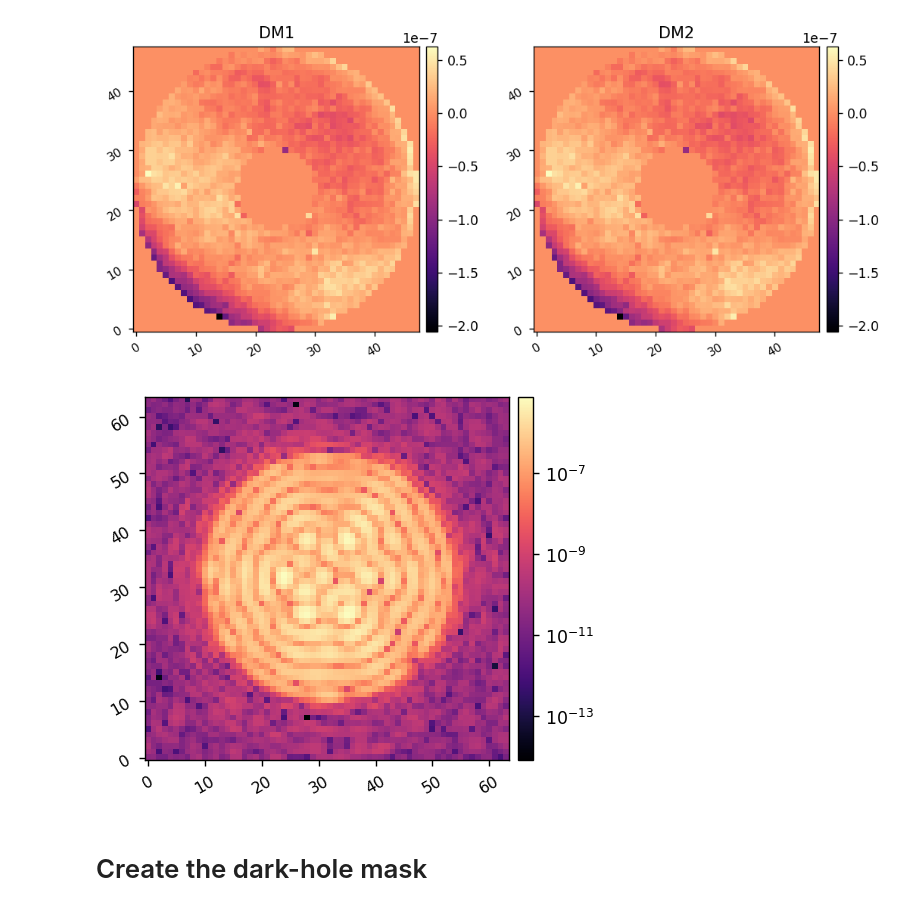
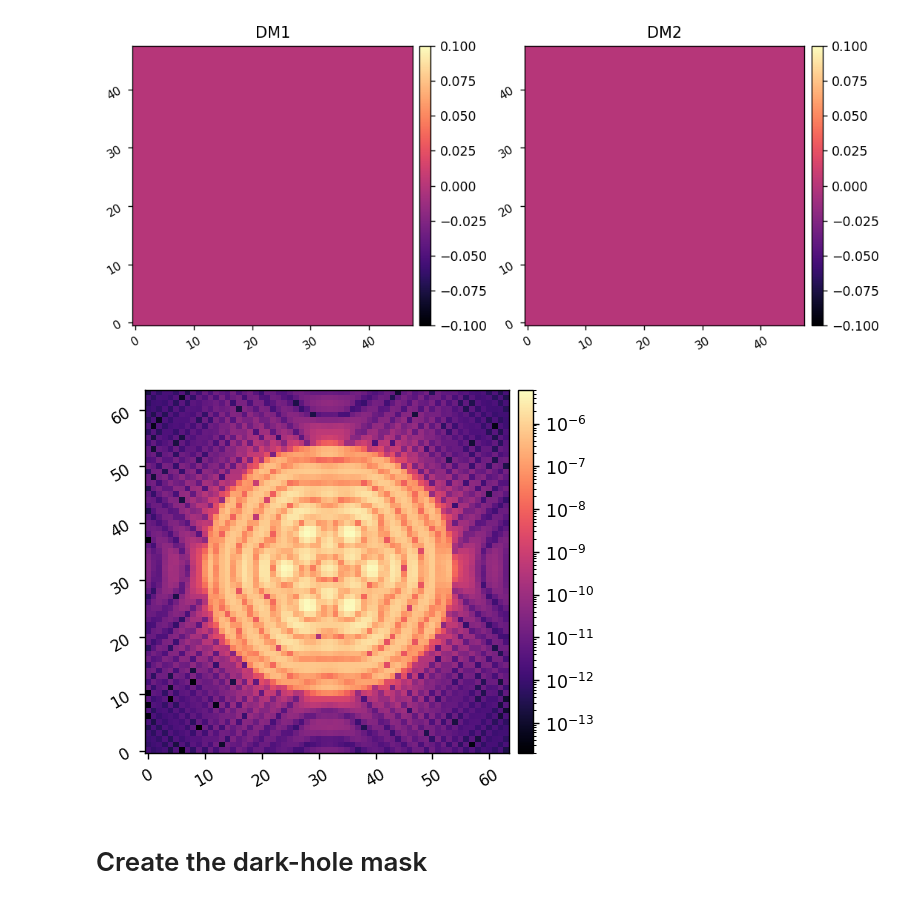
Before and after one commit to kian1377/roman-cgi-iefc, a Jupyter notebook: hlc_pwp_efc_2dm.ipynb, the cells around one changed output. Drawn from its saved outputs; the diff is of its cells as text; code cells hidden in the pictures.

```diff
--- a/hlc_pwp_efc_2dm.ipynb
+++ b/hlc_pwp_efc_2dm.ipynb
@@ -29,23 +29,23 @@ dm2_flat = 2*fits.getdata(cgi.data_dir/'dm-acts'/'flatmaps'/'hlc_flattened_dm2.f
 # %%
 reload(cgi)
 hlc = cgi.CGI(cgi_mode='hlc',
               use_fpm=True,
               use_pupil_defocus=False,
               polaxis=0,
-              use_opds=True,
-              dm1_ref=dm1_flat, dm2_ref=dm2_flat,
+#               use_opds=True,
+#               dm1_ref=dm1_flat, dm2_ref=dm2_flat,
              )
 hlc.show_dms()
 
 npsf = hlc.npsf
 Nact = hlc.Nact
 
 ref_psf = hlc.snap()
 
 misc.myimshow(ref_psf, lognorm=True)
 # %% [output]
-[figure, old version]
+[figure, new version]
-[figure, old version]
+[figure, new version]
 # %% [markdown]
 # Create the dark-hole mask
 # %%
```
Also changed, not shown: parts of 9 cells of this notebook, 2 other files.
